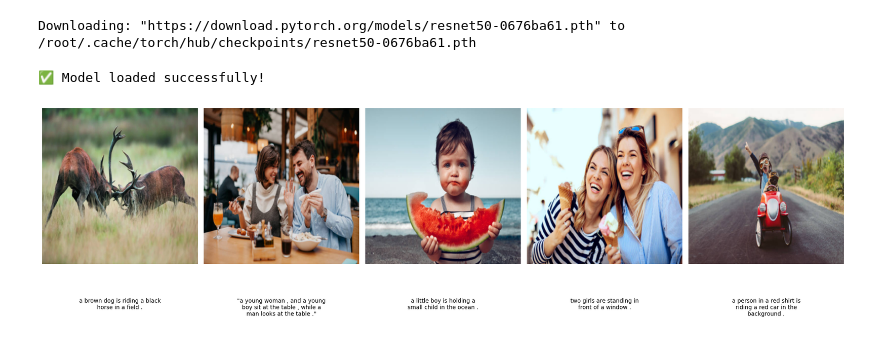
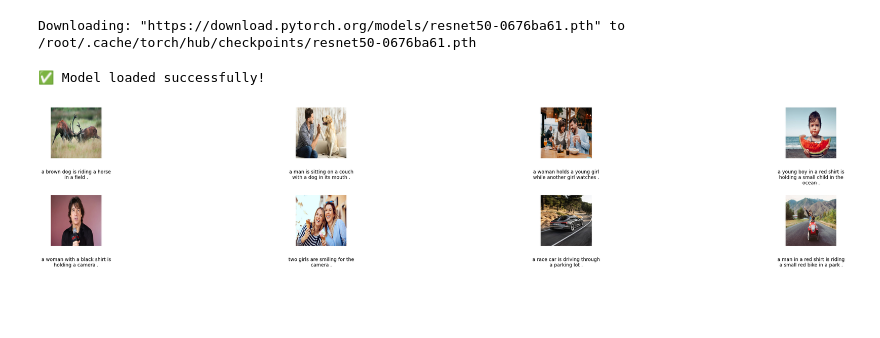
Before and after one commit to PhkhakadzeJumber/deep-learning-final, a Jupyter notebook: inference_final.ipynb, the cells around one changed output. Drawn from its saved outputs; the diff is of its cells as text; code cells hidden in the pictures; blank space fills up the shorter version.

Commit message:
Version 7 (added 3 images and ran for updated latest model)

```diff
--- a/inference_final.ipynb
+++ b/inference_final.ipynb
@@ -38,12 +39,12 @@ class ImgToCaptionModel(nn.Module):
             nn.Linear(2048, embed_dim),
             nn.LayerNorm(embed_dim),
             nn.ReLU(),
-            nn.Dropout(0.3)
+            nn.Dropout(0.1)
         )
 
         # Embedding layer for caption tokens
         self.embedding = nn.Embedding(vocab_size, embed_dim)
-        self.embed_dropout = nn.Dropout(0.3)
+        self.embed_dropout = nn.Dropout(0.1)
 
         # Positional encoding for transformer
         self.pos_encoding = nn.Parameter(torch.randn(max_seq_len, embed_dim) * 0.02)
@@ -53,7 +54,7 @@ class ImgToCaptionModel(nn.Module):
             d_model=embed_dim,
             nhead=8,
             dim_feedforward=1024,
-            dropout=0.3,
+            dropout=0.1,
             batch_first=True
         )
 
@@ -183,33 +184,37 @@ test_image_paths = [
     for f in os.listdir(test_image_dir)
     if f.lower().endswith((".jpg", ".png", ".jpeg"))
 ]
+
+N = len(test_image_paths)
+rows = 2
+cols = math.ceil(N / rows)
 
 plt.figure(figsize=(4 * len(test_image_paths), 6))
 
 device = "cuda" if torch.cuda.is_available() else "cpu"
 
 for i, img_path in enumerate(test_image_paths):
     # Generate caption
     caption = generate_caption(image_path=img_path, model=model)
     caption = textwrap.fill(caption, width=30)
 
     # Load and resize image for display
     img = Image.open(img_path).convert("RGB")
     img = img.resize((256, 256))
 
     # Plot
-    ax = plt.subplot(1, len(test_image_paths), i + 1)
+    ax = plt.subplot(rows, cols, i + 1)
 
     ax.imshow(img)
     ax.axis("off")
 
     # Caption BELOW image (this is the key)
     ax.text(
         0.5, -0.22, caption, ha="center", va="top",
         wrap=True, fontsize=10, transform=ax.transAxes
     )
 
 plt.tight_layout(rect=[0, 0.15, 1, 1])
 plt.show()
 # %% [output]
-[figure, old version]
+[figure, new version]
```
Also changed, not shown: parts of 1 cell of this notebook.
